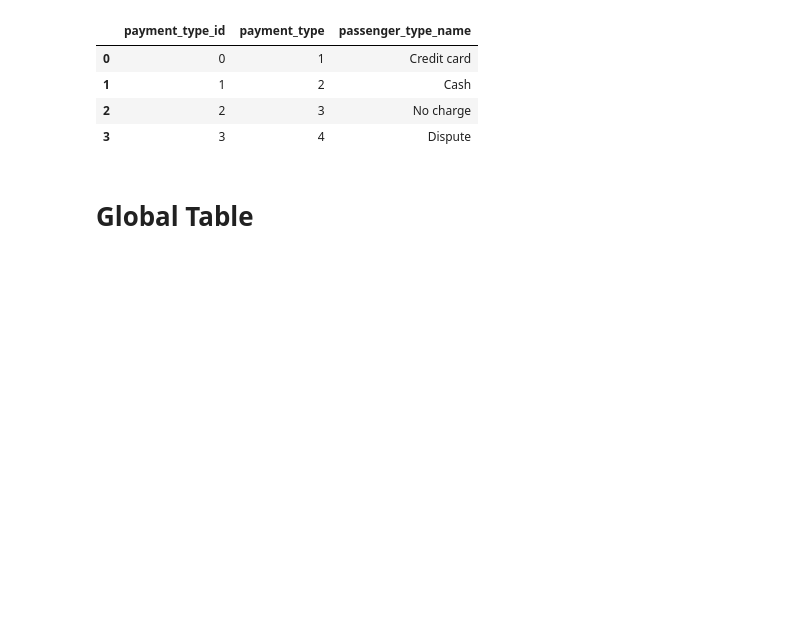
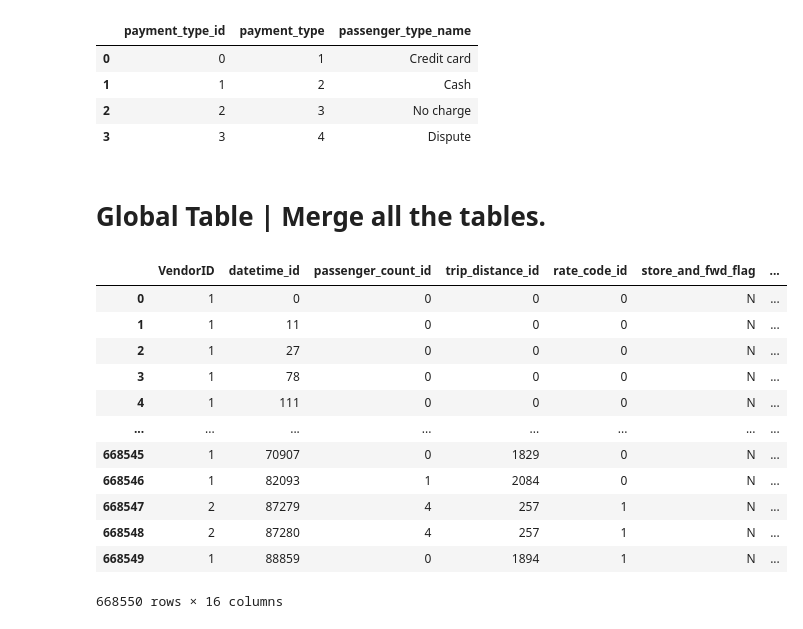
Before and after one commit to aghilas-smail/Uber_analyse, a Jupyter notebook: notebook/notebook.ipynb, the cells around one changed output. Cells and saved outputs as stored; diff of their text form; code cells hidden in the pictures; blank space fills up the shorter version.

Commit message:
Merge all the tables

```diff
--- a/notebook/notebook.ipynb
+++ b/notebook/notebook.ipynb
@@ -257,4 +257,32 @@ payment_type_dim.head()
 | 2 | 2 | 3 | No charge |
 | 3 | 3 | 4 | Dispute |
 # %% [markdown]
-# Global Table
+# Global Table | Merge all the tables.
+# %%
+Global_table = df.merge(passenger_count_dim, on='passenger_count') \
+                .merge(trip_distance_dim, on='trip_distance') \
+                .merge(rate_code_dim, on='RatecodeID') \
+                .merge(pickup_location_dim, on=['pickup_longitude','pickup_latitude']) \
+                .merge(dropoff_location_dim, on=['dropoff_longitude','dropoff_latitude']) \
+                .merge(datetime_dim, on=['tpep_pickup_datetime','tpep_dropoff_datetime']) \
+                .merge(payment_type_dim, on='payment_type') \
+                    [['VendorID', 'datetime_id', 'passenger_count_id',
+                    'trip_distance_id', 'rate_code_id', 'store_and_fwd_flag', 'pickup_location_id', 'dropoff_location_id',
+                    'payment_type_id', 'fare_amount', 'extra', 'mta_tax', 'tip_amount', 'tolls_amount',
+                    'improvement_surcharge', 'total_amount']]
+# %%
+Global_table
+# %% [output]
+|  | VendorID | datetime_id | passenger_count_id | trip_distance_id | rate_code_id | store_and_fwd_flag | ... |
+| 0 | 1 | 0 | 0 | 0 | 0 | N | ... |
+| 1 | 1 | 11 | 0 | 0 | 0 | N | ... |
+| 2 | 1 | 27 | 0 | 0 | 0 | N | ... |
+| 3 | 1 | 78 | 0 | 0 | 0 | N | ... |
+| 4 | 1 | 111 | 0 | 0 | 0 | N | ... |
+| ... | ... | ... | ... | ... | ... | ... | ... |
+| 668545 | 1 | 70907 | 0 | 1829 | 0 | N | ... |
+| 668546 | 1 | 82093 | 1 | 2084 | 0 | N | ... |
+| 668547 | 2 | 87279 | 4 | 257 | 1 | N | ... |
+| 668548 | 2 | 87280 | 4 | 257 | 1 | N | ... |
+| 668549 | 1 | 88859 | 0 | 1894 | 1 | N | ... |
+668550 rows × 16 columns
```
